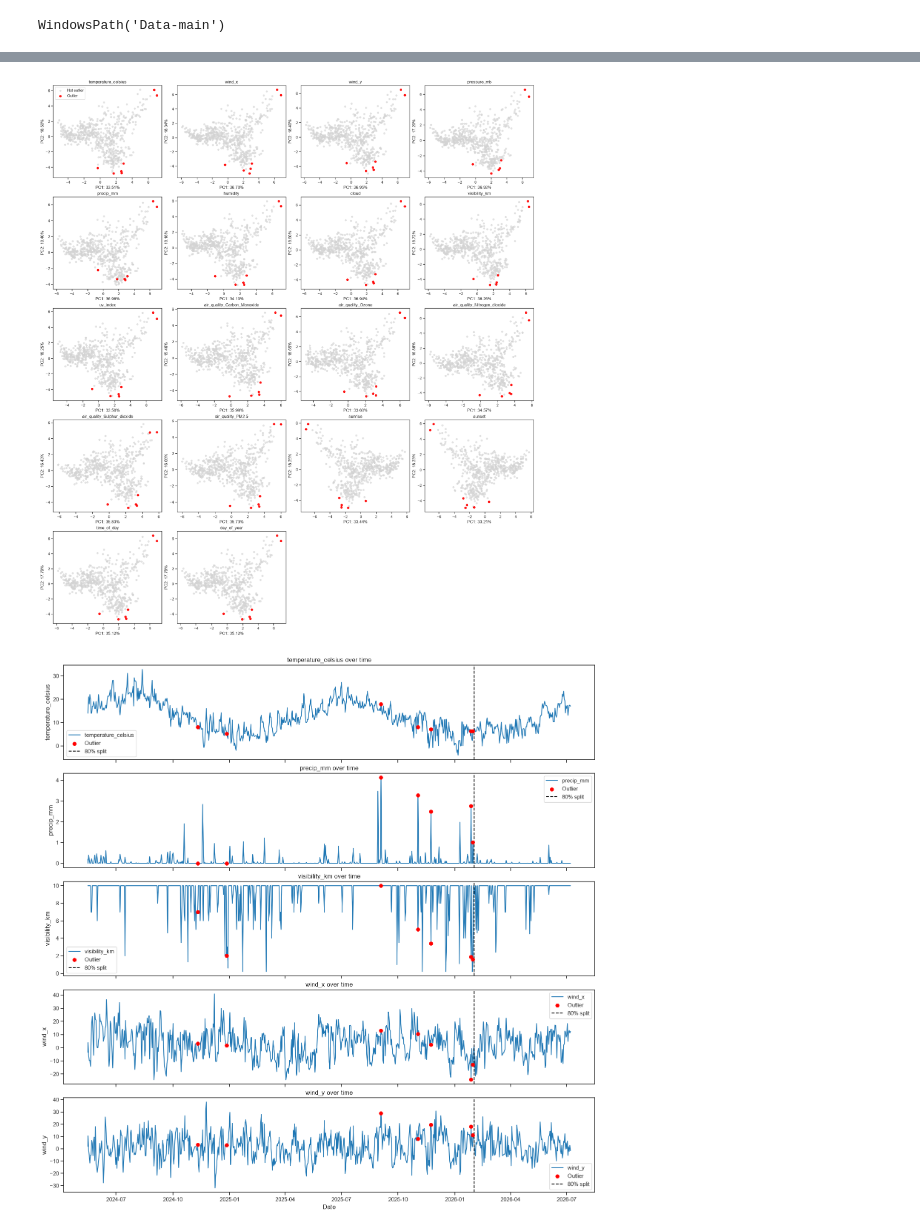
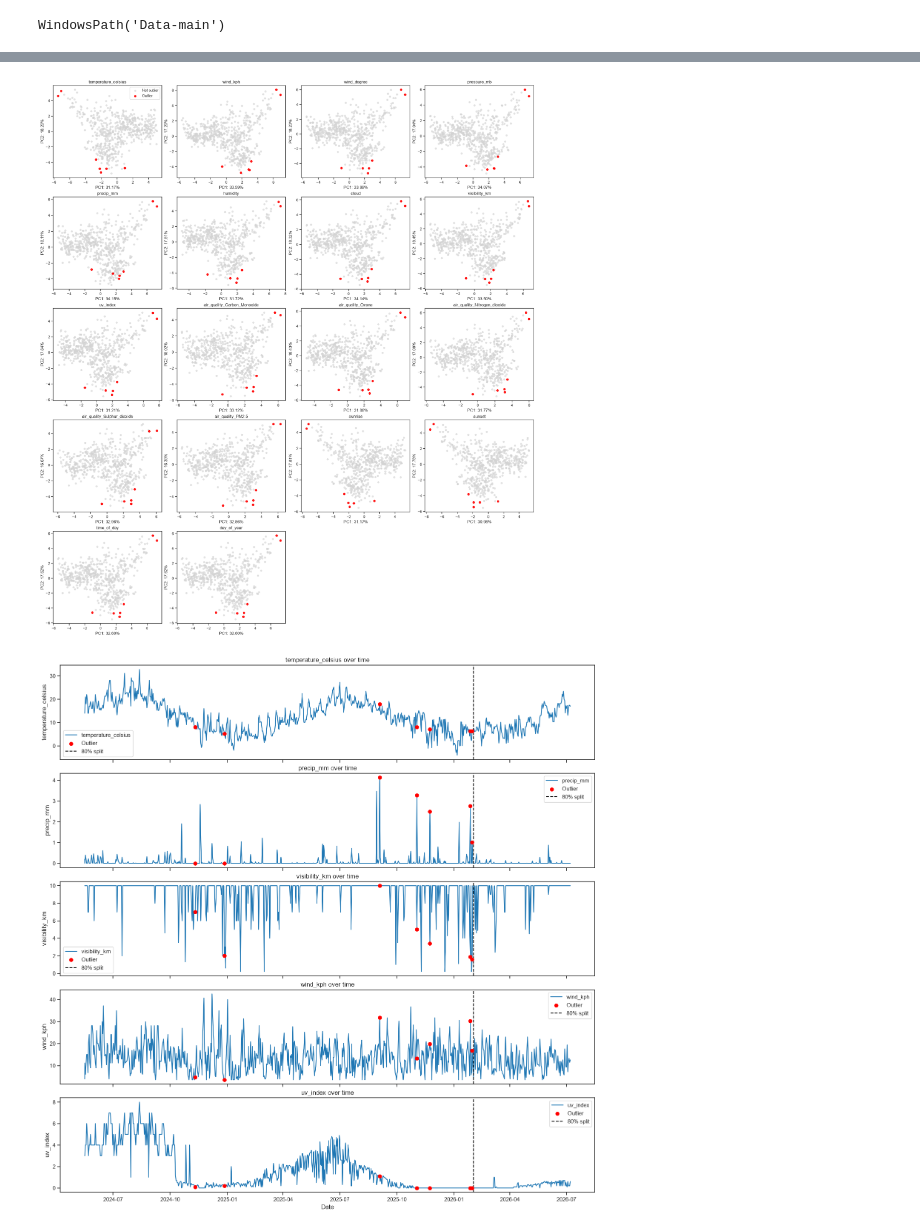
Before and after one commit to ryokusakari/weather-forecasting, a Jupyter notebook: UKforecasting.ipynb, the cells around one changed output, grey strips where cells are left out. Cells and saved outputs as stored; diff of their text form; code cells hidden in the pictures.

```diff
--- a/UKforecasting.ipynb
+++ b/UKforecasting.ipynb
@@ -240,15 +309,9 @@ plt.show()
 # %%
-time = london_df.index
-
-time_of_day = (
-            time.hour
-            + time.minute / 60
-            + time.second / 3600)
-
-fig, ax = plt.subplots(figsize=(6, 6), layout="constrained")
+# Plot boxplot of sampling times on each day
+fig, ax = plt.subplots(figsize=(4, 4), layout="constrained")
 
 sns.boxplot(
-    y=time_of_day,
+    y=london_df["time_of_day"],
     ax=ax,
     color="lightblue",
     width=0.35,
@@ -256,7 +319,7 @@ sns.boxplot(
 )
 
 sns.stripplot(
-    y=time_of_day,
+    y=london_df["time_of_day"],
     ax=ax,
     color="black",
     size=3,
@@ -276,15 +339,21 @@ plt.show()
 # %%
+# Plot PCA, excluding each feature and colour labelling
+# This shows how well the feature of interest is represented by the other features
+
+# Take only training set
+# This is important for outlier detection and removal
 split = int(london_df.shape[0]*0.8)
+train_df = london_df.iloc[:split,].copy()
 
-train_df = london_df.iloc[:split,].copy()
-test_df = london_df.iloc[split:,].copy()
-
-feature_list = ['temperature_celsius', 'wind_x', 'wind_y', 'pressure_mb',
+# Create feature list
+# Original features for wind, time and day are used as they are more visually informative
+feature_list = ['temperature_celsius', 'wind_kph', 'wind_degree', 'pressure_mb',
        'precip_mm', 'humidity', 'cloud', 'visibility_km', 'uv_index',
        'air_quality_Carbon_Monoxide', 'air_quality_Ozone',
        'air_quality_Nitrogen_dioxide', 'air_quality_Sulphur_dioxide',
        'air_quality_PM2.5', 'sunrise', 'sunset','time_of_day','day_of_year']
 
+# Create grid for PCA plots
 ncols = 4
 nrows = math.ceil(len(feature_list) / ncols)
 
@@ -299,10 +368,11 @@ axes = axes.ravel()
 
 for ax, feature in zip(axes, feature_list):
 
-    # Drop the feature being used as colour, plus time variables if present
-    X_train = train_df.drop(columns=set([feature, "time_of_day", "day_of_year"]))
+    # Drop the feature being used as colour, plus non-cyclical time/wind variables if present
+    X_train = train_df.drop(columns=set([feature, 'wind_kph', 'wind_degree', "time_of_day", "day_of_year"]))
     y_train = train_df[feature].values
 
+    # Scale (necessary for PCA)
     scaler = StandardScaler()
     X_train_scaled = scaler.fit_transform(X_train)
 
@@ -336,7 +406,9 @@ plt.show()
 # %%
+# Create outlier detection function, using the training dataframe and multiple testing correction
+# Outlier funciton is performed on the complete dataframe and visualised on each separate PCA plot
 def find_outliers(train_df, alpha=0.05, n_components=5):
 
-    X_train = train_df.drop(columns=["time_of_day", "day_of_year"])
+    X_train = train_df.drop(columns=['wind_kph', 'wind_degree', "time_of_day", "day_of_year"])
 
     X_train_scaled = StandardScaler().fit_transform(X_train)
 
@@ -363,6 +435,7 @@ def find_outliers(train_df, alpha=0.05, n_components=5):
 
     return outlier
 
+# Plot PCAs and colour with outliers
 ncols = 4
 nrows = math.ceil(len(feature_list) / ncols)
 
@@ -421,17 +494,16 @@ for ax in axes[len(feature_list):]:
 
 plt.show()
 # %% [output]
-[figure, old version]
+[figure, new version]
 # %%
-features = ["temperature_celsius", "precip_mm", "visibility_km", "wind_x", "wind_y", "uv_index"]
+# Plot outliers on time series visualisations
+features = ["temperature_celsius", "precip_mm", "visibility_km", "wind_kph", "uv_index"]
 
 split = int(london_df.shape[0] * 0.8)
 split_date = london_df.index[split]
 
-train_df = london_df.iloc[:split]
-
 fig, axes = plt.subplots(
-    nrows=5,
+    nrows=len(features),
     ncols=1,
     figsize=(15, 15),
     layout="constrained",
@@ -443,31 +515,31 @@ for ax, feature in zip(axes, features):
     ax.plot(
         london_df.index,
         london_df[feature],
         label=feature
     )
 
     ax.scatter(
         train_df.index[outlier],
         train_df.loc[outlier, feature],
         color="red",
         s=45,
         zorder=3,
         label="Outlier"
     )
 
     ax.axvline(
         split_date,
         color="black",
         linestyle="--",
         label="80% split"
     )
 
     ax.set_ylabel(feature)
     ax.set_title(f"{feature} over time")
     ax.legend()
 
 axes[-1].set_xlabel("Date")
 
 plt.show()
 # %% [output]
-[figure, old version]
+[figure, new version]
```
Also changed, not shown: parts of 16 cells of this notebook, 1 other file.
